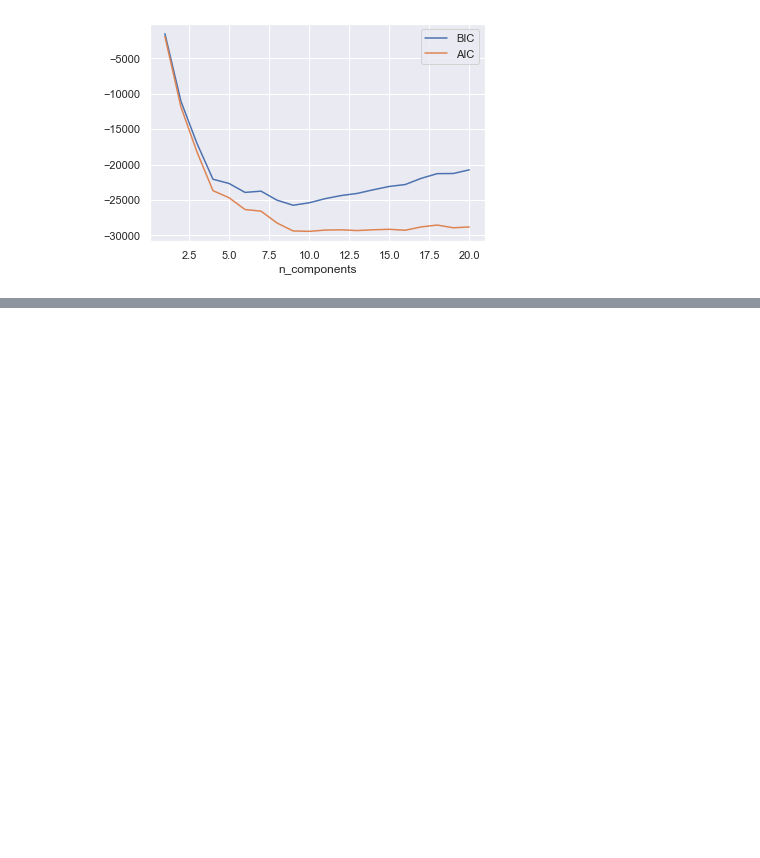
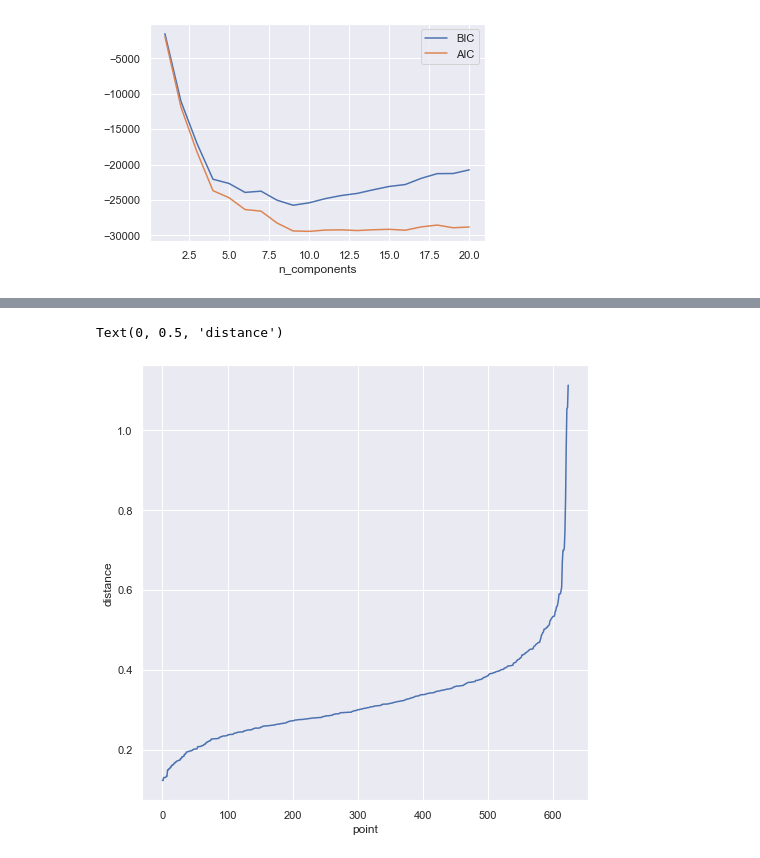
Before and after one commit to jdcardonap2019/BILab2, a Jupyter notebook: Lab2.ipynb, the cells around one changed output, grey strips where cells are left out. Drawn from its saved outputs; the diff is of its cells as text; code cells hidden in the pictures; blank space fills up the shorter version.

```diff
--- a/Lab2.ipynb
+++ b/Lab2.ipynb
@@ -682,0 +702,5 @@ sns.scatterplot(data = df_main, x = selected_cols2[0],y = selected_cols2[1],
+# %%
+#Se busca el valor optimo del parametro epsilon para el modelo, empezando con los un valor de 2 para la cantidad de vecinos cercanos.
+neigh = NearestNeighbors(n_neighbors=2)
+nbrs = neigh.fit(df_main)
+distances, indexes = nbrs.kneighbors(df_main)
@@ -682,0 +726,14 @@ sns.scatterplot(data = df_main, x = selected_cols2[0],y = selected_cols2[1],
+# %%
+#Si ahora se grafica esto, es posible visibilizar un codo que corresponde al valor optimo de epsilon.
+#Notese que la busqueda de este codo es distinta a las anteriores, debido a que aqui se esta buscando el valor para epsilon,
+# no para la cantidad de clusters a buscar.
+distances=np.sort(distances, axis =0)
+distances=distances[:,1]
+
+fig = plt.figure(figsize=(8,8))
+plt.plot(distances)
+plt.xlabel("point")
+plt.ylabel("distance")
+# %% [output]
+Text(0, 0.5, 'distance')
+[figure, added]
```
Also changed, not shown: parts of 15 cells of this notebook.
